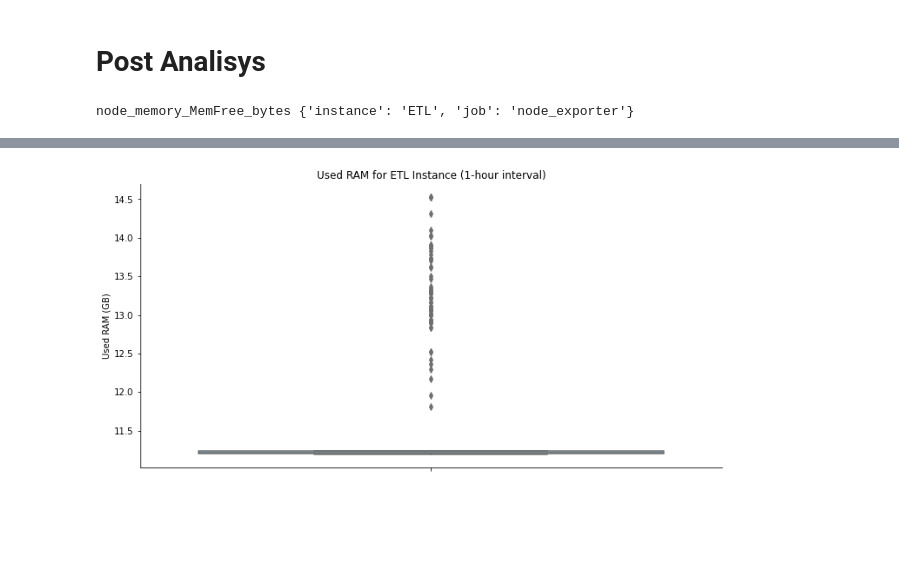
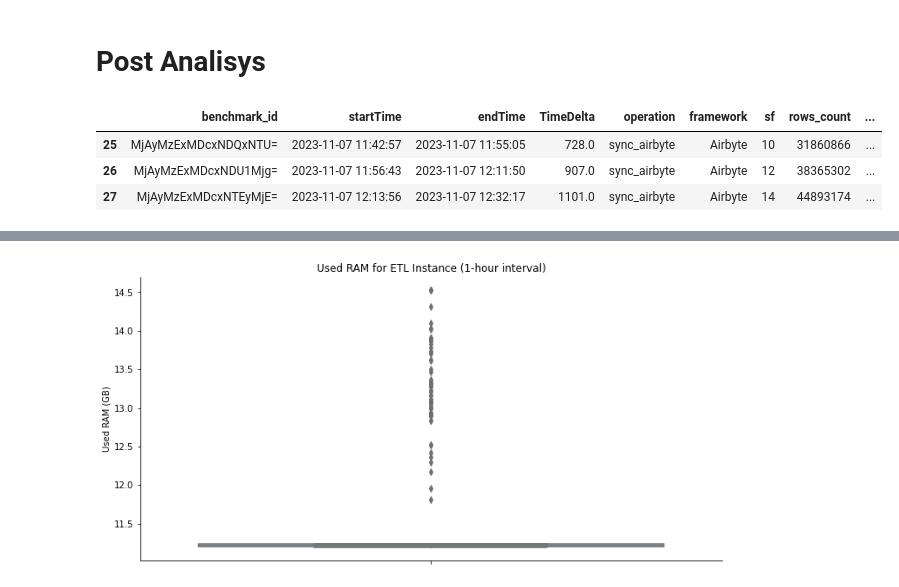
Before and after one commit to bombermal/TCC, a Jupyter notebook: Monitoring_VM/Retrieve/pre_analisys.ipynb, the cells around one changed output, grey strips where cells are left out. Drawn from its saved outputs; the diff is of its cells as text; code cells hidden in the pictures; blank space fills up the shorter version.

```diff
--- a/Monitoring_VM/Retrieve/pre_analisys.ipynb
+++ b/Monitoring_VM/Retrieve/pre_analisys.ipynb
@@ -226,5 +213,0 @@ metric_object_list = MetricsList(metric_data)
-# %%
-for item in metric_object_list:
-    print(item.metric_name, item.label_config, "\n")
-# %% [output]
-node_memory_MemFree_bytes {'instance': 'ETL', 'job': 'node_exporter'}
@@ -232,0 +214,20 @@ metric_df = MetricRangeDataFrame(metric_data)
+# %%
+status_fixed_time = status.copy()
+status_fixed_time = status_fixed_time.merge(target_grouped, left_on=["framework", "benchmark_id"],
+                                            right_on=["framework", "benchmark_id"], how="inner")
+
+cols = ['benchmark_id', 'startTime', 'TimeDelta', "operation", "framework", "sf", "rows_count", "total_size_bytes"]
+status_fixed_time = pd.concat([status_fixed_time, status_airbyte.merge(target_grouped, left_on=["framework", "benchmark_id"], right_on=["framework", "benchmark_id"], how="inner")[cols]])
+
+mask = status_fixed_time.endTime.isnull()
+status_fixed_time.loc[mask, "endTime"] = status_fixed_time.loc[mask, "startTime"] + status_fixed_time.loc[mask, "TimeDelta"].apply(lambda x: timedelta(seconds=x))
+status_fixed_time.reset_index(drop=True, inplace=True)
+status_fixed_time.startTime = status_fixed_time.startTime - timedelta(hours=3)
+status_fixed_time.endTime = status_fixed_time.endTime - timedelta(hours=3)
+
+status_fixed_time.tail(3)
+# %% [output]
+|  | benchmark_id | startTime | endTime | TimeDelta | operation | framework | sf | rows_count | ... |
+| 25 | MjAyMzExMDcxNDQxNTU= | 2023-11-07 11:42:57 | 2023-11-07 11:55:05 | 728.0 | sync_airbyte | Airbyte | 10 | 31860866 | ... |
+| 26 | MjAyMzExMDcxNDU1Mjg= | 2023-11-07 11:56:43 | 2023-11-07 12:11:50 | 907.0 | sync_airbyte | Airbyte | 12 | 38365302 | ... |
+| 27 | MjAyMzExMDcxNTEyMjE= | 2023-11-07 12:13:56 | 2023-11-07 12:32:17 | 1101.0 | sync_airbyte | Airbyte | 14 | 44893174 | ... |
```
Also changed, not shown: parts of 8 cells of this notebook, 1 other file.
